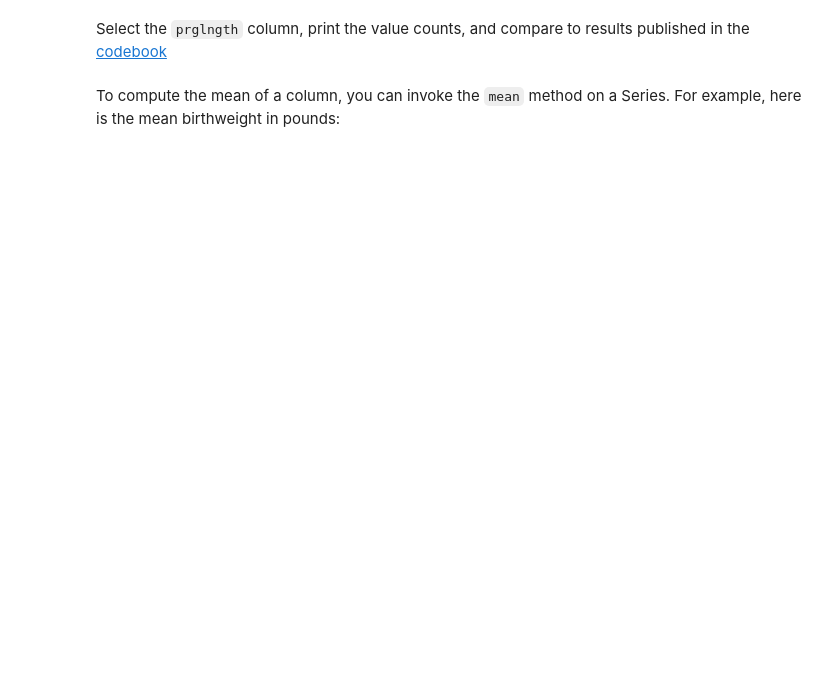
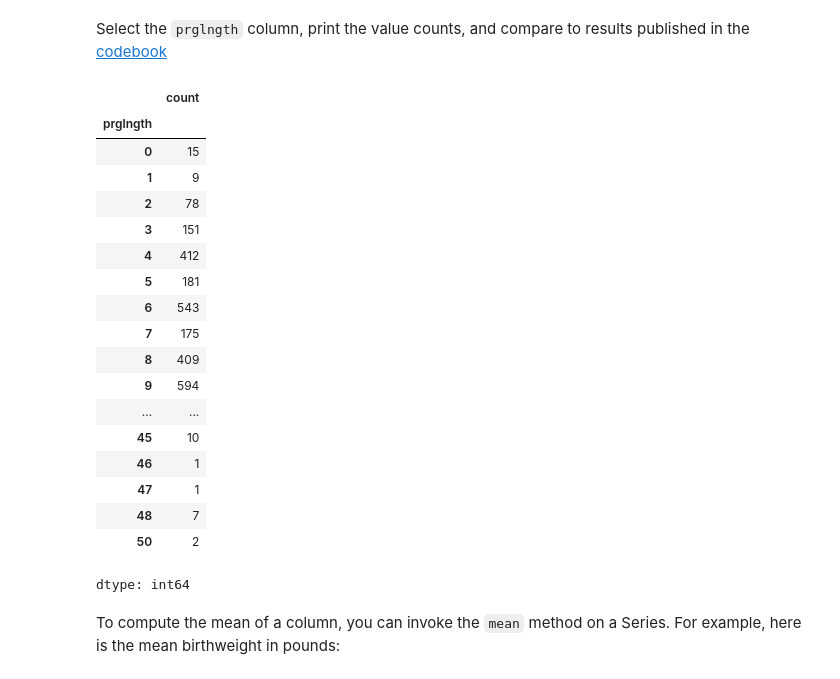
Before and after one commit to Marcusrem/PiensaStats, a Jupyter notebook: code/chap01ex.ipynb, the cells around one changed output. Drawn from its saved outputs; the diff is of its cells as text; code cells hidden in the pictures; blank space fills up the shorter version.

```diff
--- a/code/chap01ex.ipynb
+++ b/code/chap01ex.ipynb
@@ -180,5 +194,27 @@ preg.birthord.isnull().sum()
 # %% [markdown]
 Select the `prglngth` column, print the value counts, and compare to results published in the [codebook](https://ftp.cdc.gov/pub/Health_Statistics/NCHS/Dataset_Documentation/NSFG/Cycle6Codebook-Pregnancy.pdf)
+# %%
+preg.prglngth.value_counts().sort_index()
+# %% [output]
+|  | count |
+| prglngth |  |
+| 0 | 15 |
+| 1 | 9 |
+| 2 | 78 |
+| 3 | 151 |
+| 4 | 412 |
+| 5 | 181 |
+| 6 | 543 |
+| 7 | 175 |
+| 8 | 409 |
+| 9 | 594 |
+| ... | ... |
+| 45 | 10 |
+| 46 | 1 |
+| 47 | 1 |
+| 48 | 7 |
+| 50 | 2 |
+dtype: int64
 # %% [markdown]
 To compute the mean of a column, you can invoke the `mean` method on a Series.  For example, here is the mean birthweight in pounds:
 # %%
```
Also changed, not shown: parts of 15 cells of this notebook.
